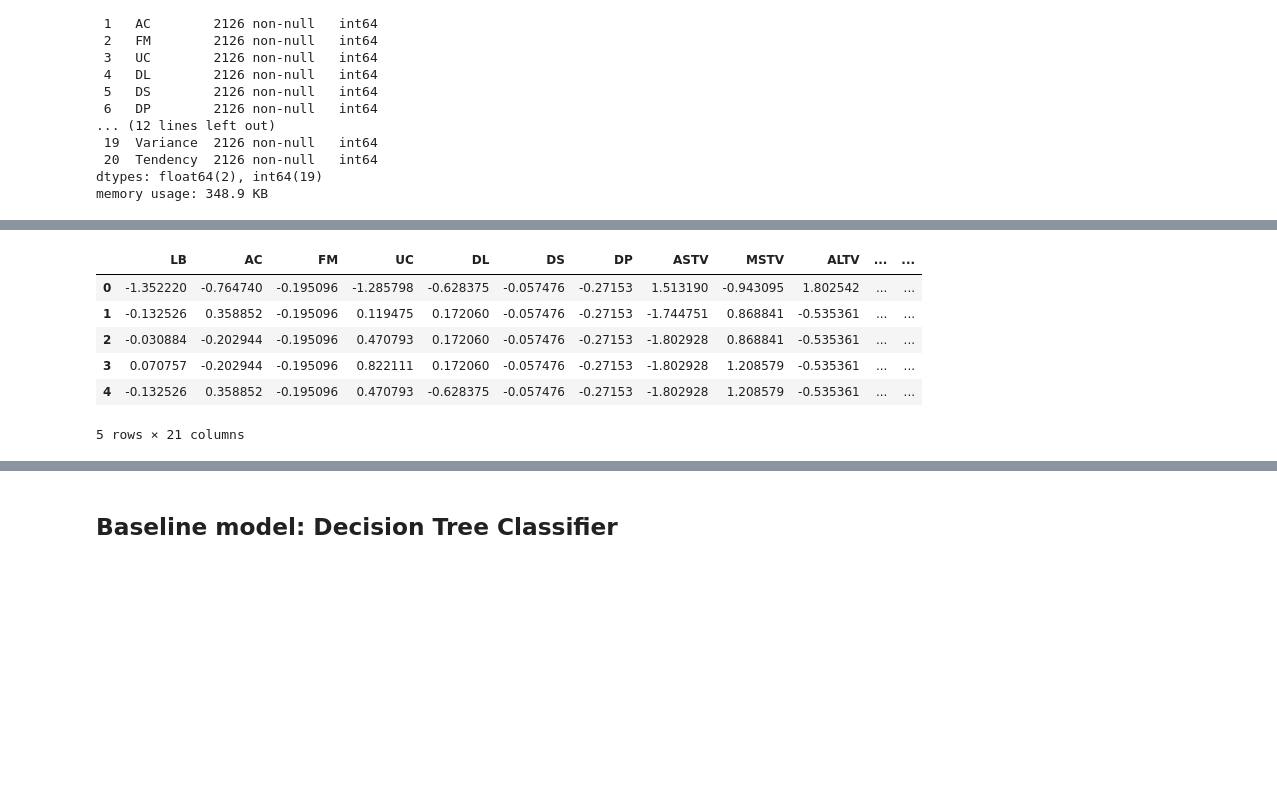
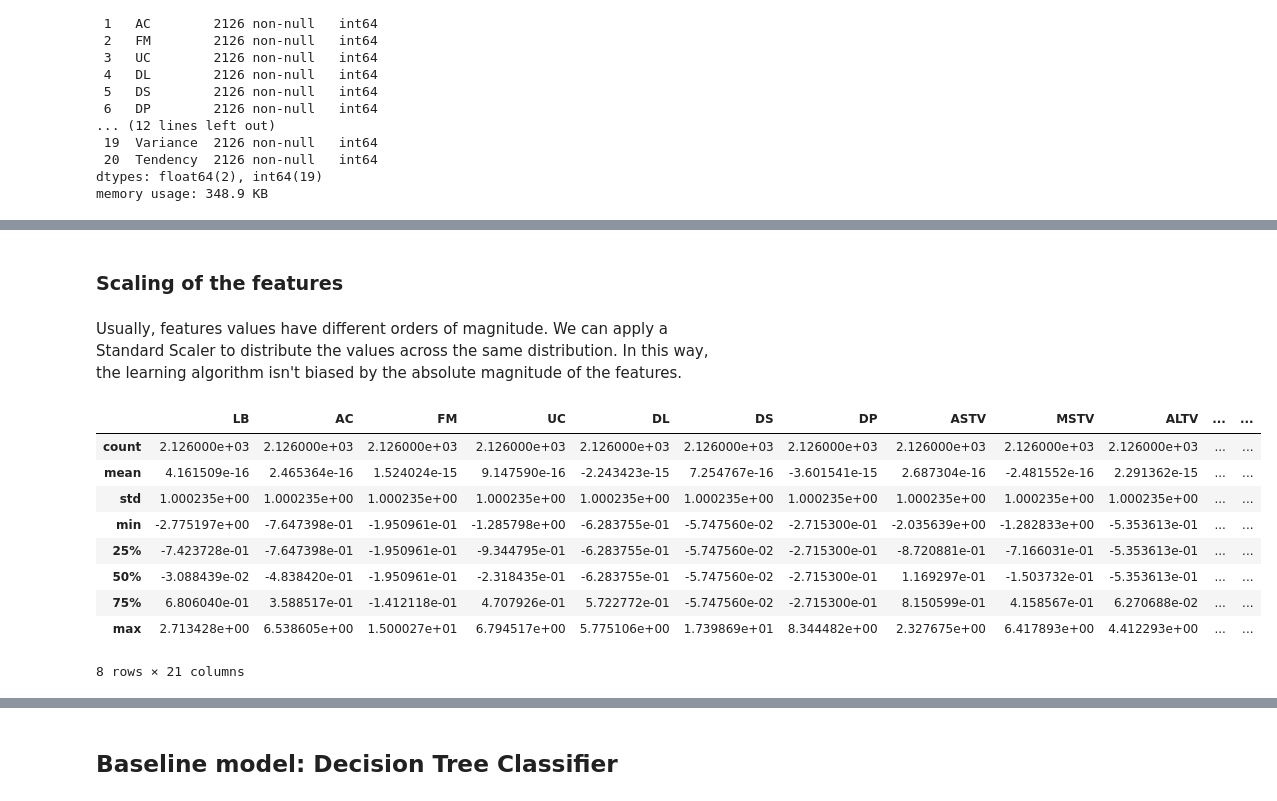
Before and after one commit to LaerteAdami/CW_Intro_AI, a Jupyter notebook: notebooks/notebook_lae_v2.ipynb, the cells around one changed output, grey strips where cells are left out. Saved outputs shown, nothing was run; the diff lists cells and outputs as text; code cells hidden in the pictures; blank space fills up the shorter version.

```diff
--- a/notebooks/notebook_lae_v2.ipynb
+++ b/notebooks/notebook_lae_v2.ipynb
@@ -69,15 +124,22 @@ memory usage: 348.9 KB
+# %% [markdown]
+### Scaling of the features
+# %% [markdown]
+Usually, features values have different orders of magnitude. We can apply a Standard Scaler to distribute the values across the same distribution. In this way, the learning algorithm isn't biased by the absolute magnitude of the features.
 # %%
 # Apply the standar scaler to features
 sc = StandardScaler()
 
 sc.fit(X)
-X_st = pd.DataFrame(sc.transform(X),columns=columns)
-X_st.head()
+Xst = pd.DataFrame(sc.transform(X),columns=columns)
+Xst.describe()
 # %% [output]
 |  | LB | AC | FM | UC | DL | DS | DP | ASTV | MSTV | ALTV | ... | ... |
-| 0 | -1.352220 | -0.764740 | -0.195096 | -1.285798 | -0.628375 | -0.057476 | -0.27153 | 1.513190 | -0.943095 | 1.802542 | ... | ... |
-| 1 | -0.132526 | 0.358852 | -0.195096 | 0.119475 | 0.172060 | -0.057476 | -0.27153 | -1.744751 | 0.868841 | -0.535361 | ... | ... |
-| 2 | -0.030884 | -0.202944 | -0.195096 | 0.470793 | 0.172060 | -0.057476 | -0.27153 | -1.802928 | 0.868841 | -0.535361 | ... | ... |
-| 3 | 0.070757 | -0.202944 | -0.195096 | 0.822111 | 0.172060 | -0.057476 | -0.27153 | -1.802928 | 1.208579 | -0.535361 | ... | ... |
-| 4 | -0.132526 | 0.358852 | -0.195096 | 0.470793 | -0.628375 | -0.057476 | -0.27153 | -1.802928 | 1.208579 | -0.535361 | ... | ... |
+| count | 2.126000e+03 | 2.126000e+03 | 2.126000e+03 | 2.126000e+03 | 2.126000e+03 | 2.126000e+03 | 2.126000e+03 | 2.126000e+03 | 2.126000e+03 | 2.126000e+03 | ... | ... |
+| mean | 4.161509e-16 | 2.465364e-16 | 1.524024e-15 | 9.147590e-16 | -2.243423e-15 | 7.254767e-16 | -3.601541e-15 | 2.687304e-16 | -2.481552e-16 | 2.291362e-15 | ... | ... |
+| std | 1.000235e+00 | 1.000235e+00 | 1.000235e+00 | 1.000235e+00 | 1.000235e+00 | 1.000235e+00 | 1.000235e+00 | 1.000235e+00 | 1.000235e+00 | 1.000235e+00 | ... | ... |
+| min | -2.775197e+00 | -7.647398e-01 | -1.950961e-01 | -1.285798e+00 | -6.283755e-01 | -5.747560e-02 | -2.715300e-01 | -2.035639e+00 | -1.282833e+00 | -5.353613e-01 | ... | ... |
+| 25% | -7.423728e-01 | -7.647398e-01 | -1.950961e-01 | -9.344795e-01 | -6.283755e-01 | -5.747560e-02 | -2.715300e-01 | -8.720881e-01 | -7.166031e-01 | -5.353613e-01 | ... | ... |
+| 50% | -3.088439e-02 | -4.838420e-01 | -1.950961e-01 | -2.318435e-01 | -6.283755e-01 | -5.747560e-02 | -2.715300e-01 | 1.169297e-01 | -1.503732e-01 | -5.353613e-01 | ... | ... |
+| 75% | 6.806040e-01 | 3.588517e-01 | -1.412118e-01 | 4.707926e-01 | 5.722772e-01 | -5.747560e-02 | -2.715300e-01 | 8.150599e-01 | 4.158567e-01 | 6.270688e-02 | ... | ... |
+| max | 2.713428e+00 | 6.538605e+00 | 1.500027e+01 | 6.794517e+00 | 5.775106e+00 | 1.739869e+01 | 8.344482e+00 | 2.327675e+00 | 6.417893e+00 | 4.412293e+00 | ... | ... |
-5 rows × 21 columns
+8 rows × 21 columns
```
Also changed, not shown: parts of 16 cells of this notebook.
